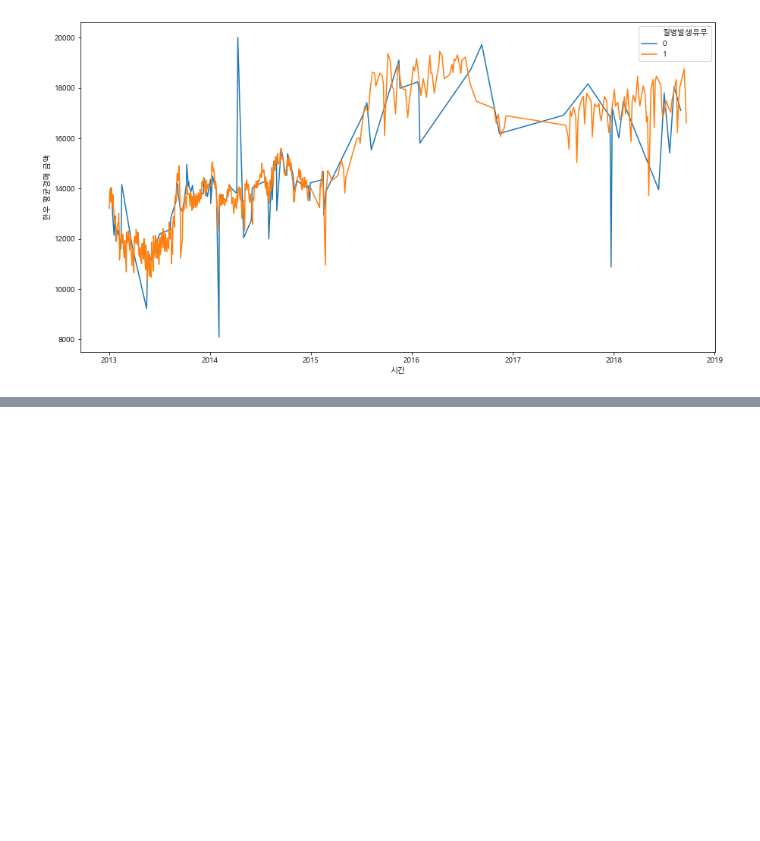
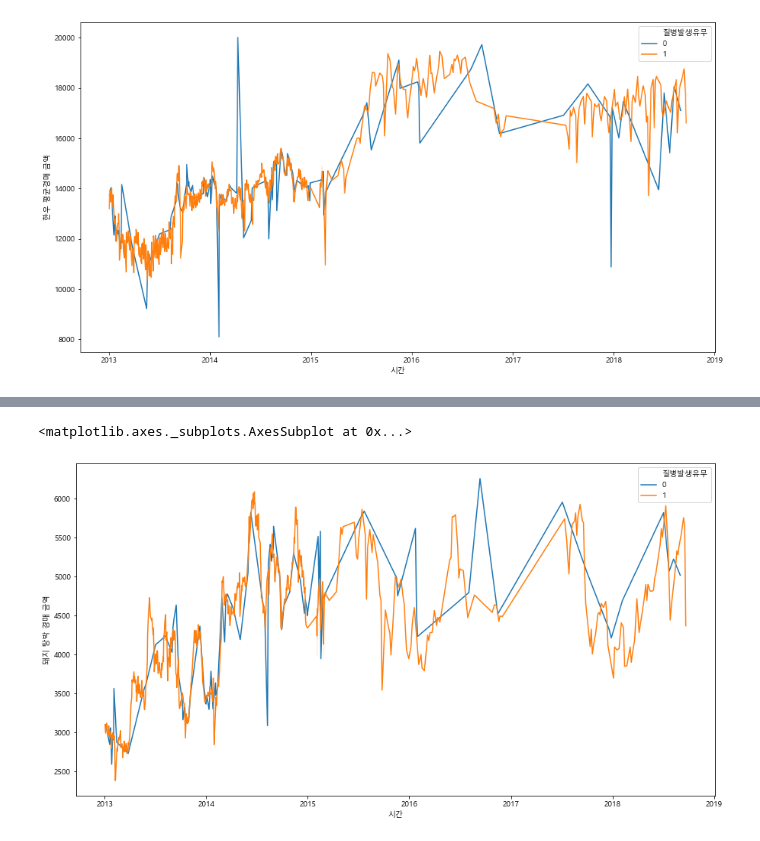
Before and after one commit to DSC-SCH/livestock-solution-project, a Jupyter notebook: eda/cow_disease_EDA.ipynb, the cells around one changed output, grey strips where cells are left out. Drawn from its saved outputs; the diff is of its cells as text; code cells hidden in the pictures; blank space fills up the shorter version.

```diff
--- a/eda/cow_disease_EDA.ipynb
+++ b/eda/cow_disease_EDA.ipynb
@@ -1520,0 +1533,7 @@ sns.lineplot(data=df_merge, x='시간', y='한우 평균경매 금액', hue='질
+# %%
+# 돼지 탕박 경매 금액 '중앙값'
+plt.figure(figsize=(15,8))
+sns.lineplot(data=df_pig, x='시간', y='돼지 탕박 경매 금액', hue='질병발생유무', estimator=np.median)
+# %% [output]
+<matplotlib.axes._subplots.AxesSubplot at 0x...>
+[figure, added]
```
Also changed, not shown: parts of 5 cells of this notebook.
